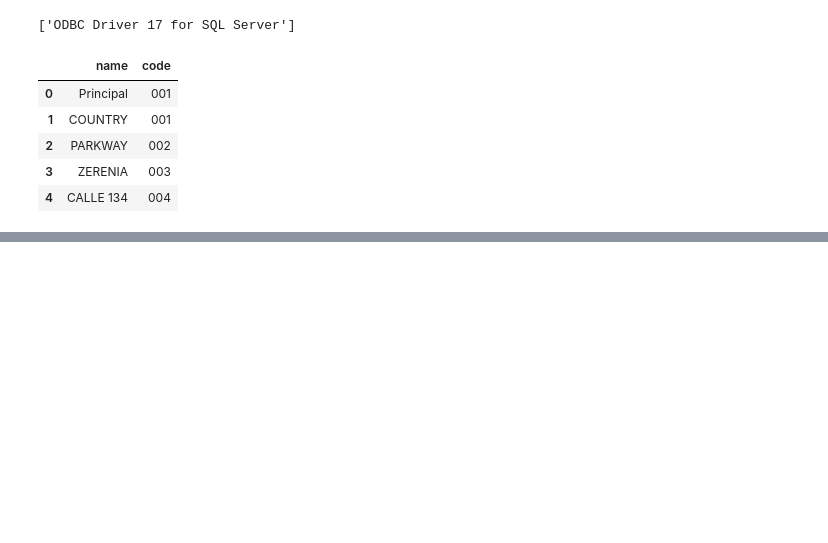
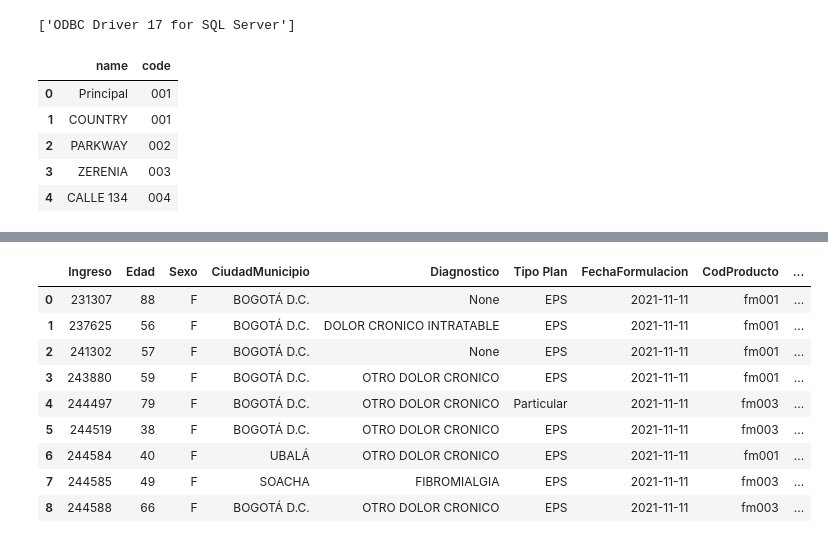
Before and after one commit to princeKike27/Khiron-Next-Buyers-FM, a Jupyter notebook: Khiron_Next_Buyers_FM.ipynb, the cells around one changed output, grey strips where cells are left out. Cells and saved outputs as stored; diff of their text form; code cells hidden in the pictures; blank space fills up the shorter version.

```diff
--- a/Khiron_Next_Buyers_FM.ipynb
+++ b/Khiron_Next_Buyers_FM.ipynb
@@ -1621,0 +1754,7 @@ df_offices.head()
+# %%
+# prediction with classification threshold = 0.7
+  # 1 >> patient is classified as a buyer
+  # 0 >> patietn is classified as a non_buyer
+prediction_new_date = (classifier.predict_proba(features_encoded_date)[:,1]>=0.7).astype(int)
+
+prediction_new_date
@@ -1621,0 +1797,19 @@ df_offices.head()
+# %%
+# add the predictions to the df_date_raw procedures
+df_date_raw['FM_buyer'] = prediction_new_date
+# select un-encoded features
+df_date_raw = df_date_raw[['Ingreso', 'Edad', 'Sexo', 'CiudadMunicipio', 'Diagnostico', 'Tipo Plan',\
+                           'FechaFormulacion', 'CodProducto', 'Cantidad', 'FM_buyer']]
+
+df_date_raw.head(9)
+# %% [output]
+|  | Ingreso | Edad | Sexo | CiudadMunicipio | Diagnostico | Tipo Plan | FechaFormulacion | CodProducto | ... |
+| 0 | 231307 | 88 | F | BOGOTÁ D.C. | None | EPS | 2021-11-11 | fm001 | ... |
+| 1 | 237625 | 56 | F | BOGOTÁ D.C. | DOLOR CRONICO INTRATABLE | EPS | 2021-11-11 | fm001 | ... |
+| 2 | 241302 | 57 | F | BOGOTÁ D.C. | None | EPS | 2021-11-11 | fm001 | ... |
+| 3 | 243880 | 59 | F | BOGOTÁ D.C. | OTRO DOLOR CRONICO | EPS | 2021-11-11 | fm001 | ... |
+| 4 | 244497 | 79 | F | BOGOTÁ D.C. | OTRO DOLOR CRONICO | Particular | 2021-11-11 | fm003 | ... |
+| 5 | 244519 | 38 | F | BOGOTÁ D.C. | OTRO DOLOR CRONICO | EPS | 2021-11-11 | fm003 | ... |
+| 6 | 244584 | 40 | F | UBALÁ | OTRO DOLOR CRONICO | EPS | 2021-11-11 | fm001 | ... |
+| 7 | 244585 | 49 | F | SOACHA | FIBROMIALGIA | EPS | 2021-11-11 | fm003 | ... |
+| 8 | 244588 | 66 | F | BOGOTÁ D.C. | OTRO DOLOR CRONICO | EPS | 2021-11-11 | fm003 | ... |
```
Also changed, not shown: parts of 19 cells of this notebook.
